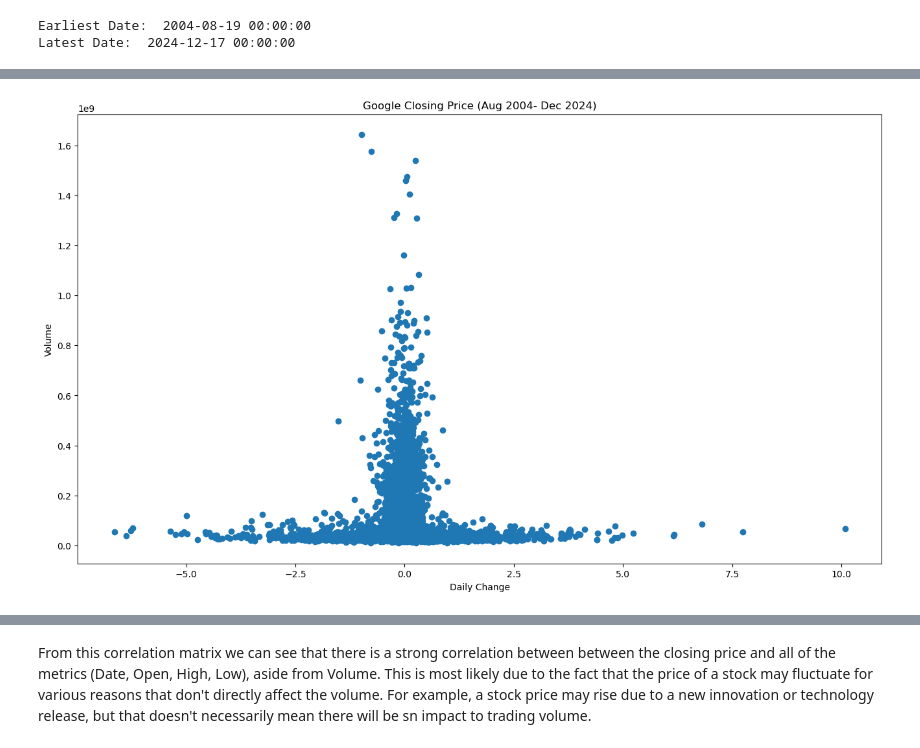
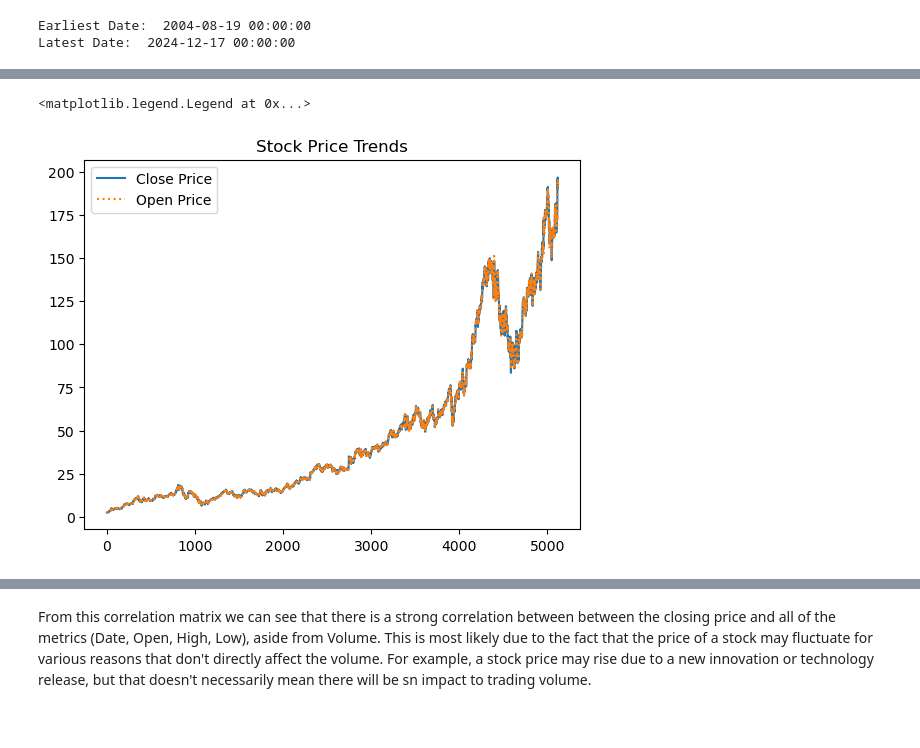
Before and after one commit to jisoawe/ltsm_google_stock, a Jupyter notebook: Google_Stock_LSTM.ipynb, the cells around one changed output, grey strips where cells are left out. Cells and saved outputs as stored; diff of their text form; code cells hidden in the pictures.

```diff
--- a/Google_Stock_LSTM.ipynb
+++ b/Google_Stock_LSTM.ipynb
@@ -86,9 +63,8 @@ plt.show()
-# %%
-plt.figure(figsize = (16,9))
-plt.title('Google Closing Price (Aug 2004- Dec 2024)')
-plt.xlabel('Daily Change')
-plt.ylabel('Volume')
-plt.scatter(df['Daily_Change'], df['Volume'])
-plt.show()
-# %% [output]
-[figure, removed]
+# %%
+plt.plot(df.index, df['Close'], label='Close Price')
+plt.plot(df.index, df['Open'], label='Open Price', linestyle = 'dotted')
+plt.title('Stock Price Trends')
+plt.legend()
+# %% [output]
+<matplotlib.legend.Legend at 0x...>
+[figure, added]
```
Also changed, not shown: parts of 17 cells of this notebook.
